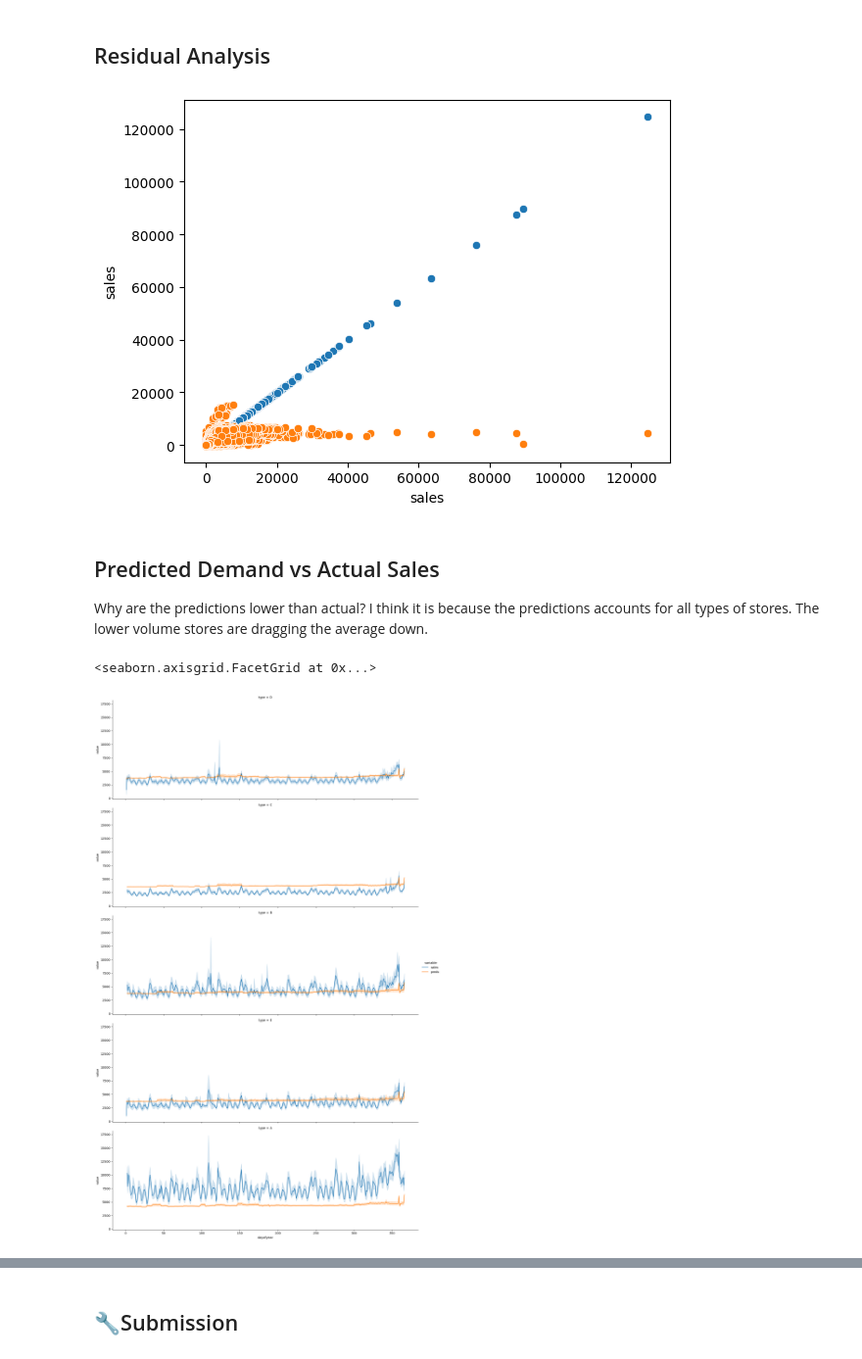
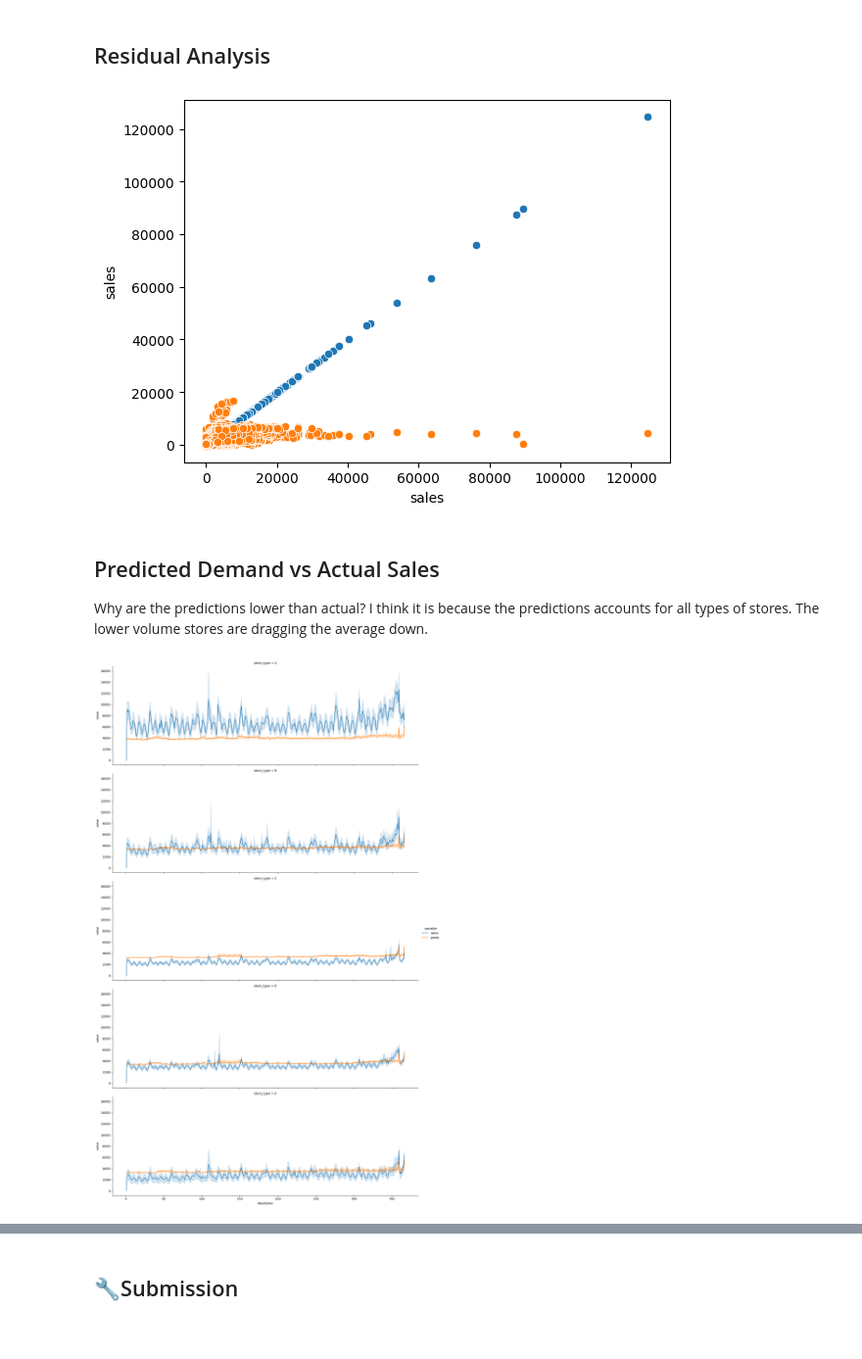
Before and after one commit to cmd-master/store-sales, a Jupyter notebook: store-sales.ipynb, the cells around one changed output, grey strips where cells are left out. Shown at 98% size. Saved outputs shown, nothing was run; the diff lists cells and outputs as text; code cells hidden in the pictures.

Commit message:
Kaggle Notebook | Store Sales. Linear Regression. [1.98395] | Version 20

```diff
--- a/store-sales.ipynb
+++ b/store-sales.ipynb
@@ -19,6 +19,7 @@ pd.options.display.max_rows = 400
 import warnings
 warnings.filterwarnings('ignore')
 
+## Load
 df = pd.read_csv('/kaggle/input/store-sales-time-series-forecasting/train.csv')
 transactions = pd.read_csv('/kaggle/input/store-sales-time-series-forecasting/transactions.csv')
 stores = pd.read_csv('/kaggle/input/store-sales-time-series-forecasting/stores.csv')
@@ -32,11 +33,11 @@ df['dayofyear'] = df['date'].dt.strftime('%j').astype(int)
 # df['store_nbr'] = df['store_nbr'].astype(str) ## Didn't want the order of numbers to influence the model.
 
 transactions['date'] = pd.to_datetime(transactions['date'])
-# transactions['store_nbr'] = transactions['store_nbr'].astype(str)
-# stores['store_nbr'] = stores['store_nbr'].astype(str)
 stores['cluster'] = stores['cluster'].astype(str)
-df = pd.merge(df, stores, on='store_nbr')
-df = pd.merge(df, transactions, on=['store_nbr', 'date'])
+store_type = dict(zip(stores['store_nbr'], stores['type']))
+# df['store_type'] = df['store_nbr'].map(store_type)
+# df = pd.merge(df, stores, on='store_nbr')
+# df = pd.merge(df, transactions, on=['store_nbr', 'date'])
 
 ## Organize
 target = 'sales'
@@ -147,21 +147,27 @@ from sklearn.preprocessing import StandardScaler, OneHotEncoder
 from sklearn.impute import SimpleImputer
 
 class DataSelect(BaseEstimator, TransformerMixin):
-    def __init__(self, att):
+
+    def __init__(self, att, cat_a=store_type):
         self.att = att
+        self.cat_a = cat_a
+
     def fit(self, X, y=None):
         return self
+
     def transform(self, X, y=None):
+        X['store_type'] = X['store_nbr'].map(self.cat_a)
+        X['weekname'] = pd.to_datetime(X['date']).dt.day_name()
         return X[self.att]
 
 num_pp = Pipeline([
     ('dataselect', DataSelect(['onpromotion']))
-    , ('impute', SimpleImputer(strategy='mean'))
-#     , ('scaler', StandardScaler())
+    , ('impute', SimpleImputer(strategy='median'))
+    , ('scaler', StandardScaler())
 ])
 
 cat_pp = Pipeline([
-    ('dataselect', DataSelect(['family', 'store_nbr']))
+    ('dataselect', DataSelect(['family', 'store_nbr', 'store_type', 'weekname']))
     , ('encoder', OneHotEncoder(sparse_output=False))
 ])
 
@@ -172,7 +178,7 @@ pipe = FeatureUnion([
 
 pipe.fit(train)
 train_pp = pipe.transform(train)
-# test_pp = pipe.transform(test)
+test_pp = pipe.transform(test)
 # %% [markdown]
 ## Baseline
 # %%
@@ -198,20 +204,19 @@ sns.scatterplot(x=x,y=x);
 sns.scatterplot(x=x,y=y);
 ## improve this. you are in the right direction.
 # %% [output]
-[figure, old version]
+[figure, new version]
 # %% [markdown]
 ## Predicted Demand vs Actual Sales
 Why are the predictions lower than actual? I think it is because the predictions accounts for all types of stores. The lower volume stores are dragging the average down.
 # %%
 g = train.copy()
 g['preds'] = y
 g = g.query('family == "GROCERY I"')
-g = g[['type', 'sales', 'preds', 'dayofyear']]
-g = pd.melt(g, id_vars=['type', 'dayofyear'])
+g = g[['store_type', 'sales', 'preds', 'dayofyear']]
+g = pd.melt(g, id_vars=['store_type', 'dayofyear'])
 
 sns.relplot(g, x='dayofyear', y='value', hue='variable'
-            , row='type'
-            , kind='line', aspect=3)
+            , row='store_type', row_order=list('ABCDE')
+            , kind='line', aspect=3);
 # %% [output]
-<seaborn.axisgrid.FacetGrid at 0x...>
-[figure, old version]
+[figure, new version]
```
Also changed, not shown: parts of 13 cells of this notebook.
